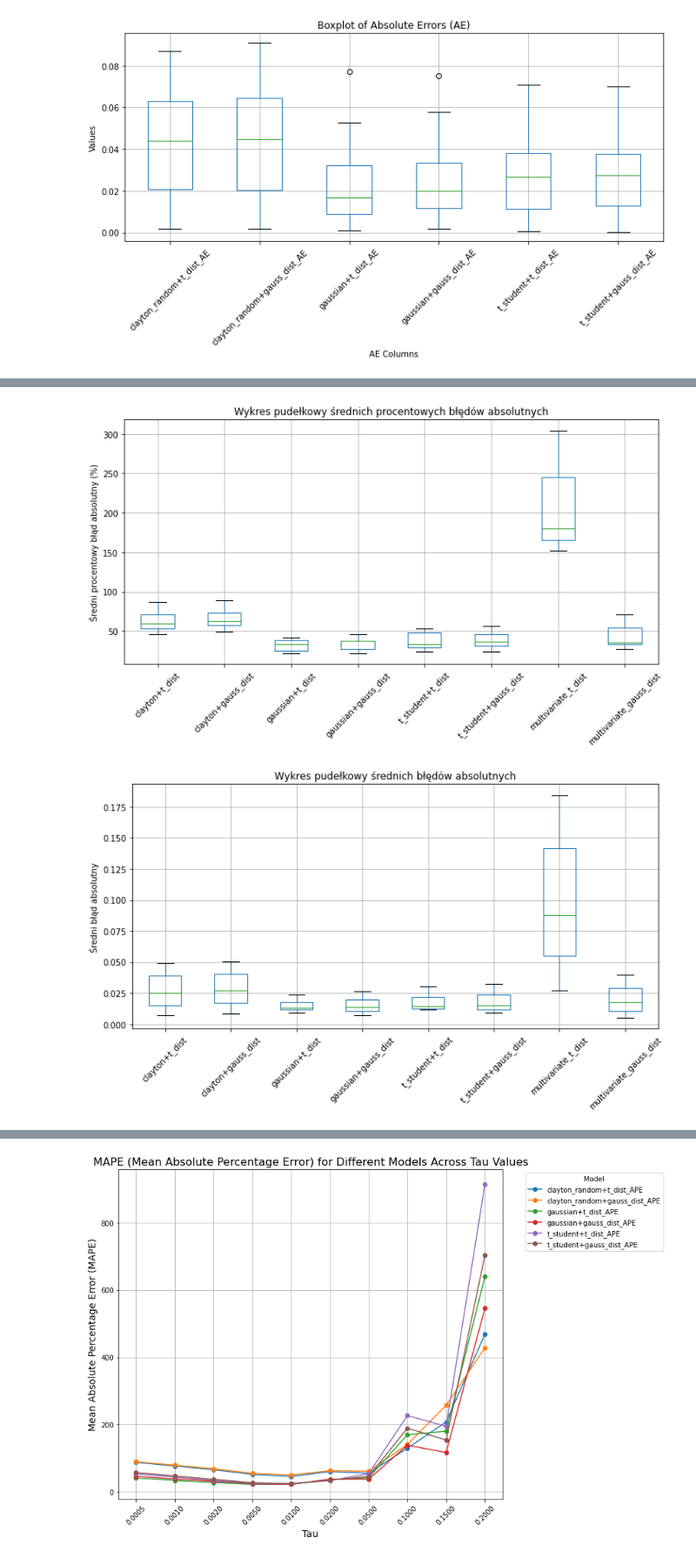
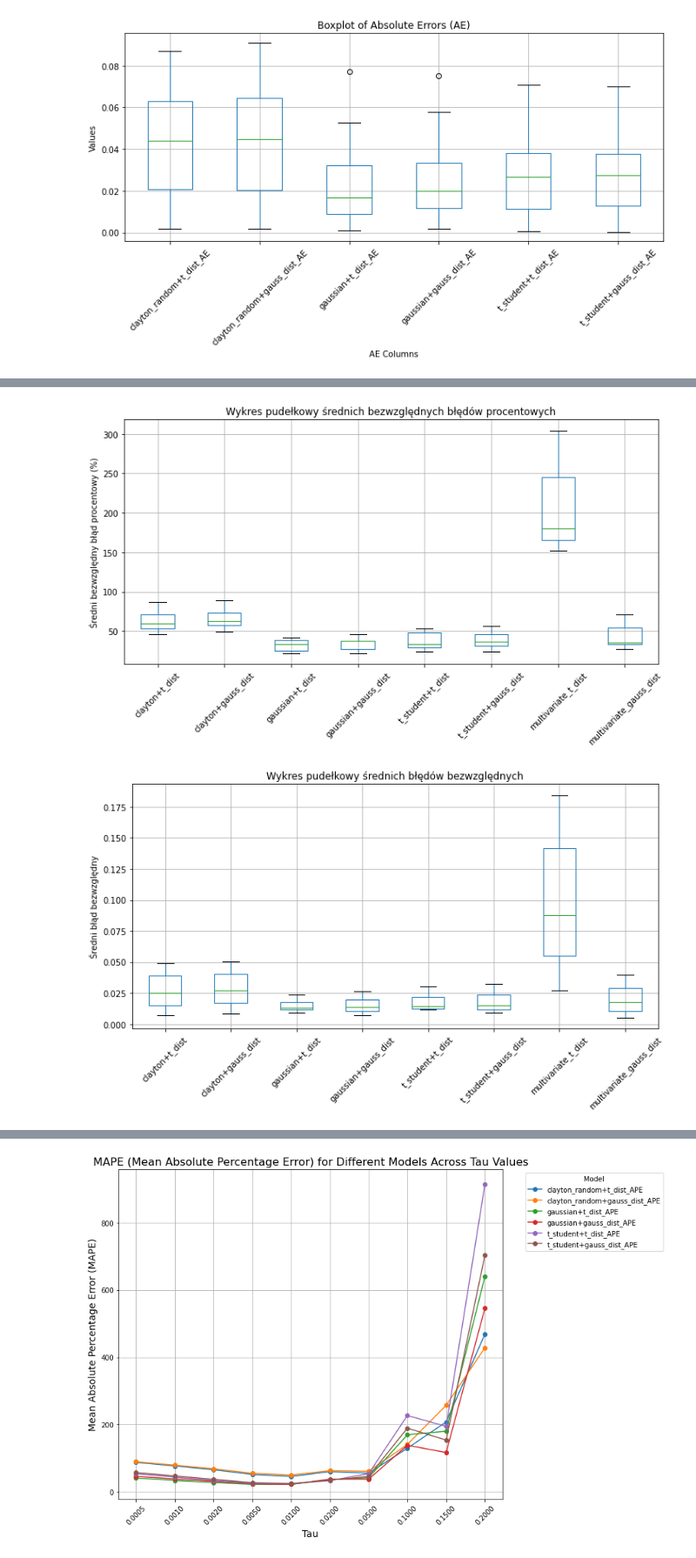
Before and after one commit to mkowalewski1282/portfolio_analysis, a Jupyter notebook: expectiles_comparison.ipynb, the cells around one changed output, grey strips where cells are left out. Shown at 87% size. Saved outputs shown, nothing was run; the diff lists cells and outputs as text; code cells hidden in the pictures.

Commit message:
rerun for proper plot titles

```diff
--- a/expectiles_comparison.ipynb
+++ b/expectiles_comparison.ipynb
@@ -320,38 +320,38 @@ merged_df_cut = merged_df.iloc[:7]
 
 
 ape_columns = [col for col in merged_df_cut.columns if 'APE' in col]
 # ape_columns.remove("multivariate_t_dist_APE")
 clean_ape_columns = [col.replace('_APE', '').strip() for col in ape_columns]
 
 plt.figure(figsize=(10, 6))
 merged_df_cut[ape_columns].boxplot()
-plt.title('Wykres pudełkowy średnich procentowych błędów absolutnych')
-plt.ylabel('Średni procentowy błąd absolutny (%)')
+plt.title('Wykres pudełkowy średnich bezwzględnych błędów procentowych')
+plt.ylabel('Średni bezwzględny błąd procentowy (%)')
 plt.xticks(ticks=range(1, len(clean_ape_columns) + 1), labels=clean_ape_columns, rotation=45)
 plt.tight_layout()
 plt.show()
 
 
 ae_columns = [col for col in merged_df_cut.columns if 'AE' in col]
 # ae_columns.remove("multivariate_t_dist_AE")
 clean_ae_columns = [col.replace('_AE', '').strip() for col in ae_columns]
 
 plt.figure(figsize=(10, 6))
 merged_df_cut[ae_columns].boxplot()
-plt.title('Wykres pudełkowy średnich błędów absolutnych')
-plt.ylabel('Średni błąd absolutny')
+plt.title('Wykres pudełkowy średnich błędów bezwzględnych')
+plt.ylabel('Średni błąd bezwzględny')
 plt.xticks(ticks=range(1, len(clean_ae_columns) + 1), labels=clean_ae_columns, rotation=45)
 plt.tight_layout()
 plt.show()
 
 
 plt.figure(figsize=(10, 6))
 merged_df[ae_columns].boxplot()
-plt.title('Wykres pudełkowy średnich błędów absolutnych (wszystkie wartości tau)')
-plt.ylabel('Średni błąd absolutny')
+plt.title('Wykres pudełkowy średnich błędów bezwględnych (wszystkie wartości tau)')
+plt.ylabel('Średni błąd bezwględny')
 plt.xticks(ticks=range(1, len(clean_ae_columns) + 1), labels=clean_ae_columns, rotation=45)
 plt.tight_layout()
 plt.show()
 # %% [output]
-[figure, old version]
+[figure, new version]
-[figure, old version]
+[figure, new version]
```
Also changed, not shown: parts of 1 cell of this notebook.
